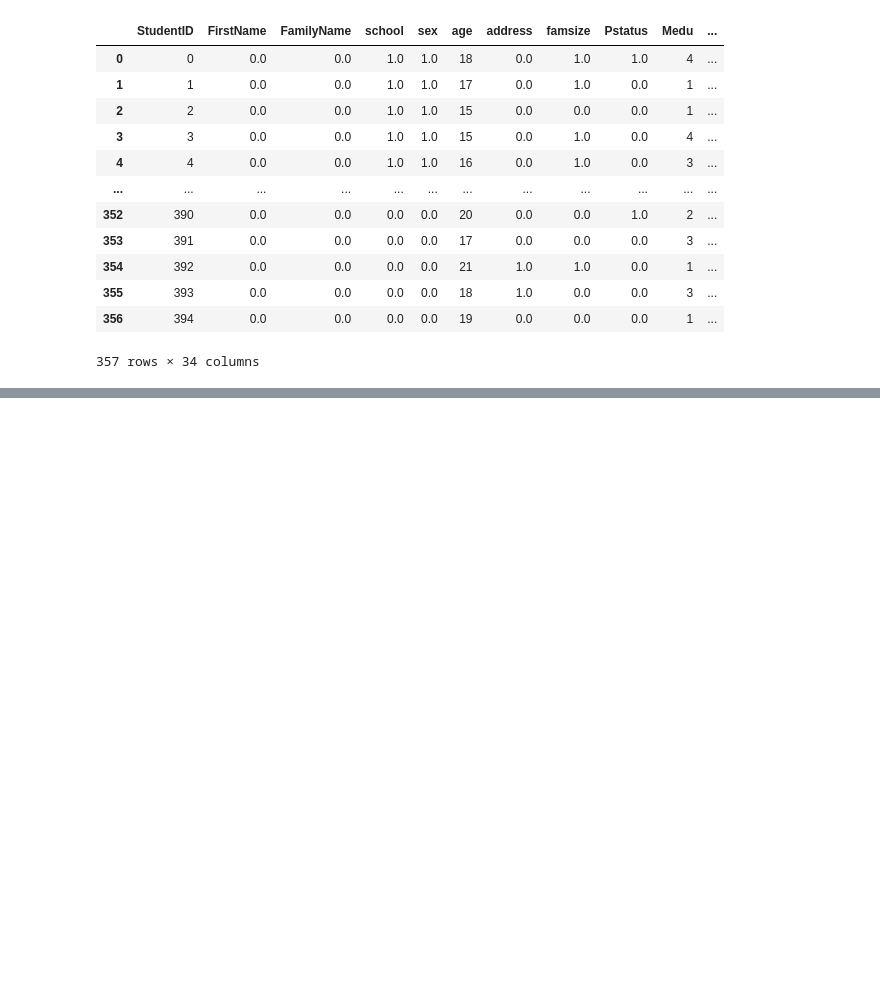
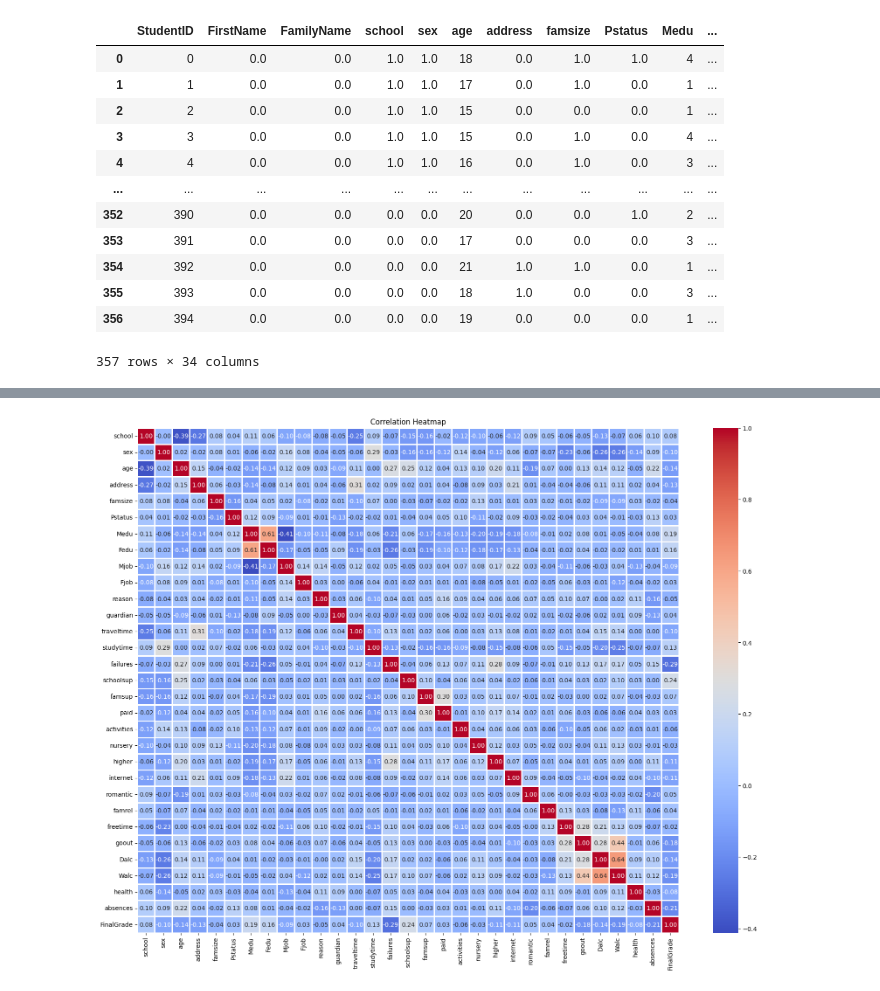
Before and after one commit to hamzaf96/Improvability_Score, a Jupyter notebook: code/notebooks/exploration.ipynb, the cells around one changed output, grey strips where cells are left out. Cells and saved outputs as stored; diff of their text form; code cells hidden in the pictures; blank space fills up the shorter version.

```diff
--- a/code/notebooks/exploration.ipynb
+++ b/code/notebooks/exploration.ipynb
@@ -97,0 +120,4 @@ df
+# %%
+vis_corr_map(data=df.iloc[:,3:])
+# %% [output]
+[figure, added]
```
Also changed, not shown: parts of 8 cells of this notebook, 3 other files.
